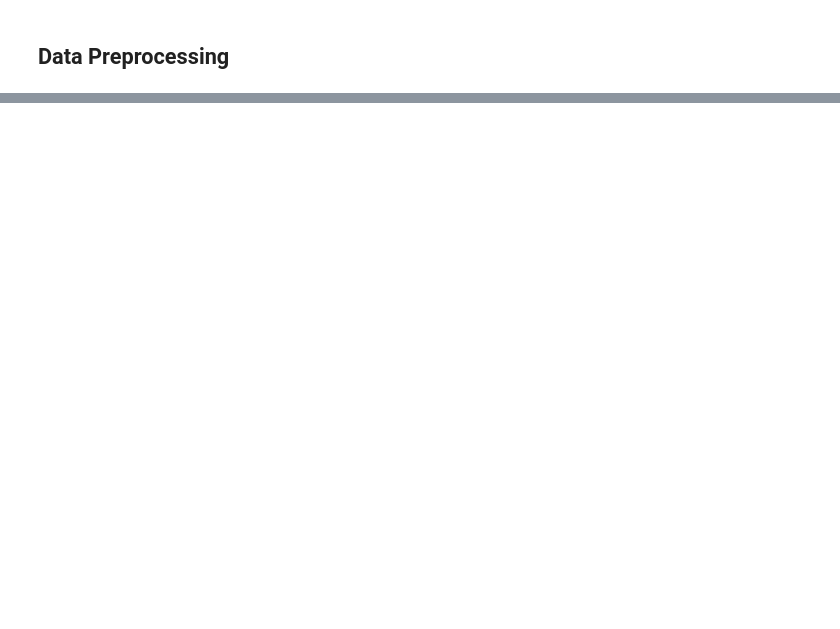
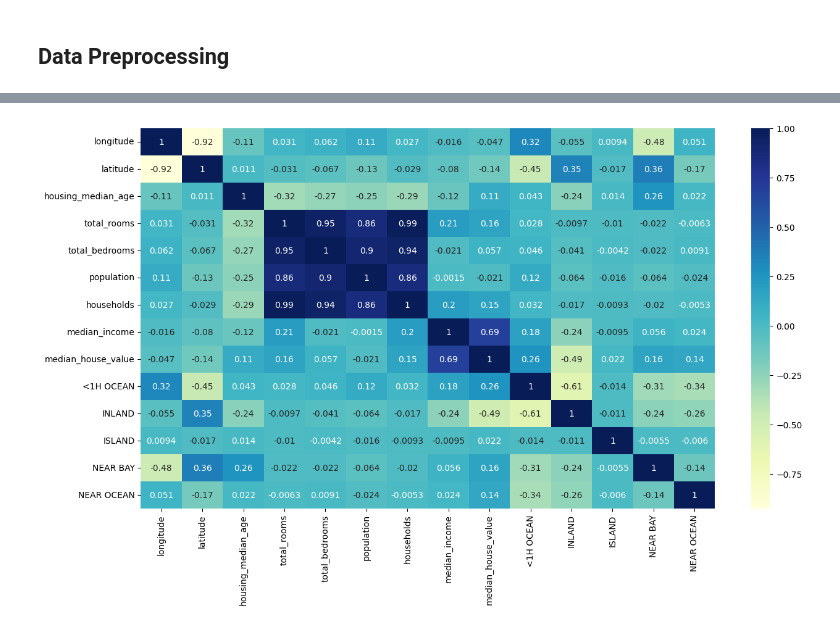
Before and after one commit to toni-the-dude/House-Price-Prediction, a Jupyter notebook: main.ipynb, the cells around one changed output, grey strips where cells are left out. Saved outputs shown, nothing was run; the diff lists cells and outputs as text; code cells hidden in the pictures; blank space fills up the shorter version.

Commit message:
Visualize new features

```diff
--- a/main.ipynb
+++ b/main.ipynb
@@ -208,0 +225,5 @@ train_data = train_data.join(pd.get_dummies(train_data.ocean_proximity)).drop(["
+# %%
+plt.figure(figsize=(15, 8)) # We can better observe the correlation between proximity to water and house price
+sns.heatmap(train_data.corr(), annot=True, cmap="YlGnBu");
+# %% [output]
+[figure, added]
```
Also changed, not shown: parts of 11 cells of this notebook.
